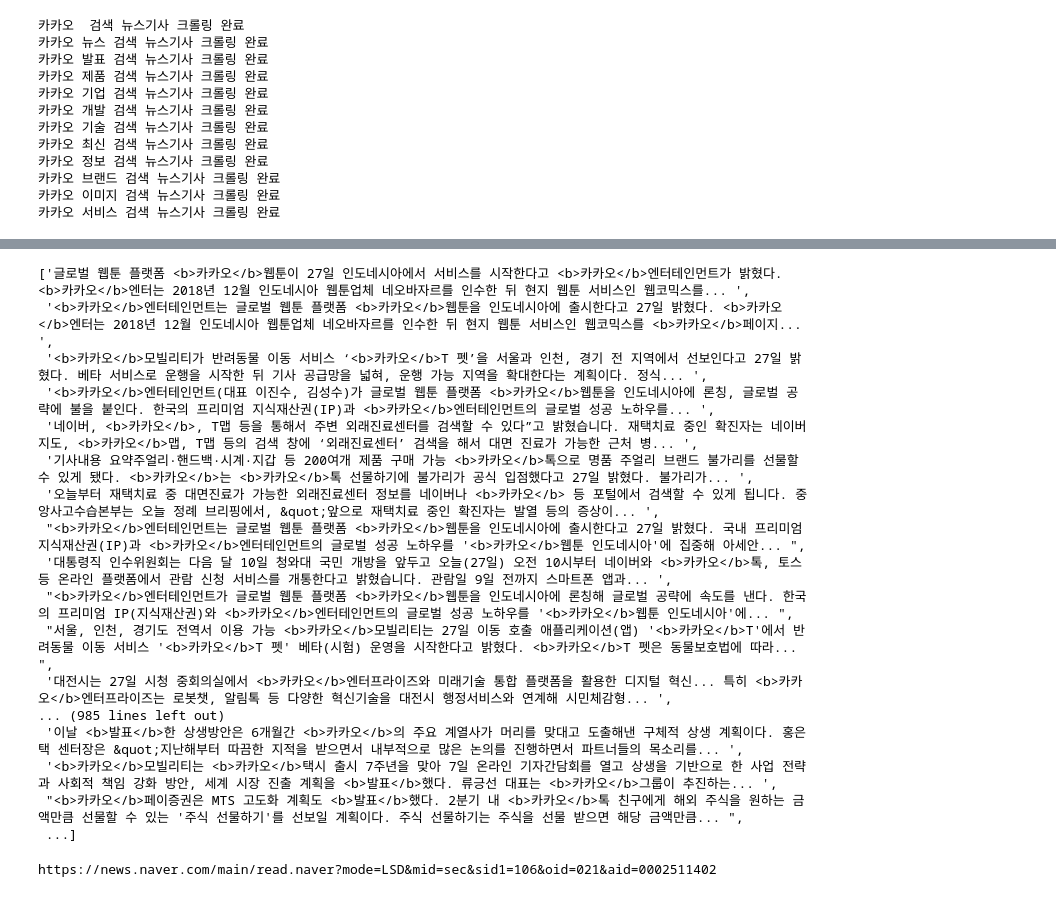
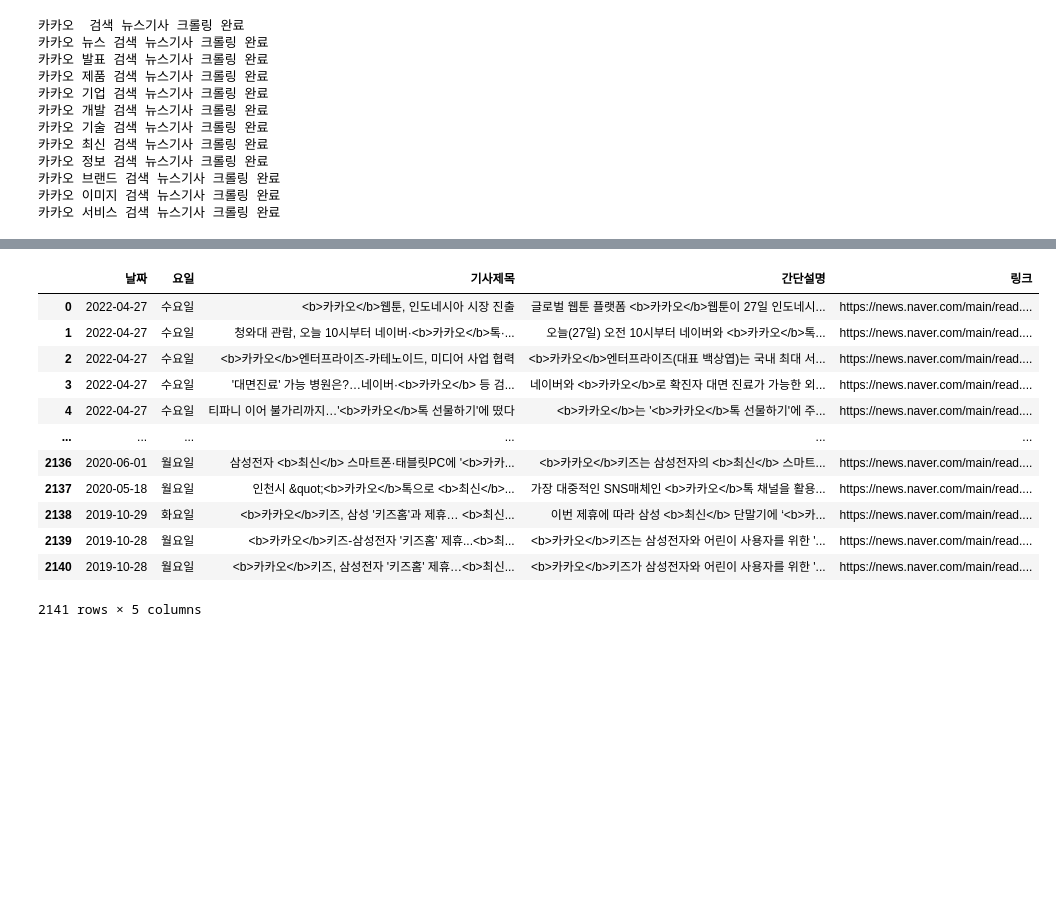
Before and after one commit to dbwlgns15/ANOTHER_SENSE, a Jupyter notebook: 네이버뉴스API_유지훈.ipynb, the cells around one changed output, grey strips where cells are left out. Drawn from its saved outputs; the diff is of its cells as text; code cells hidden in the pictures; blank space fills up the shorter version.

```diff
--- a/네이버뉴스API_유지훈.ipynb
+++ b/네이버뉴스API_유지훈.ipynb
@@ -88,3 +86,9 @@ week_list = []
 for date in date_list:
     week = week_dict[date.split()[0]]
     week_list.append(week)
+# %%
+# 기사제목과 간단요약 글 전처리
+for i in range(len(title_list)):
+    title_list[i] = title_list[i].replace('<b>','').replace('</b>','').replace('&quot;','') # 삭제
+    title_list[i] = title_list[i].replace('↑','상승').replace('↓','하락').replace('%','퍼센트') # 치환
+    title_list[i] = hanja.translate(title_list[i], 'substitution') # 한자 한글로 번역
@@ -121,24 +129,16 @@ df.tail(600)
-# %%
-desc_list
-# %% [output]
-['글로벌 웹툰 플랫폼 <b>카카오</b>웹툰이 27일 인도네시아에서 서비스를 시작한다고 <b>카카오</b>엔터테인먼트가 밝혔다. <b>카카오</b>엔터는 2018년 12월 인도네시아 웹툰업체 네오바자르를 인수한 뒤 현지 웹툰 서비스인 웹코믹스를... ',
- '<b>카카오</b>엔터테인먼트는 글로벌 웹툰 플랫폼 <b>카카오</b>웹툰을 인도네시아에 출시한다고 27일 밝혔다. <b>카카오</b>엔터는 2018년 12월 인도네시아 웹툰업체 네오바자르를 인수한 뒤 현지 웹툰 서비스인 웹코믹스를 <b>카카오</b>페이지... ',
- '<b>카카오</b>모빌리티가 반려동물 이동 서비스 ‘<b>카카오</b>T 펫’을 서울과 인천, 경기 전 지역에서 선보인다고 27일 밝혔다. 베타 서비스로 운행을 시작한 뒤 기사 공급망을 넓혀, 운행 가능 지역을 확대한다는 계획이다. 정식... ',
- '<b>카카오</b>엔터테인먼트(대표 이진수, 김성수)가 글로벌 웹툰 플랫폼 <b>카카오</b>웹툰을 인도네시아에 론칭, 글로벌 공략에 불을 붙인다. 한국의 프리미엄 지식재산권(IP)과 <b>카카오</b>엔터테인먼트의 글로벌 성공 노하우를... ',
- '네이버, <b>카카오</b>, T맵 등을 통해서 주변 외래진료센터를 검색할 수 있다”고 밝혔습니다. 재택치료 중인 확진자는 네이버 지도, <b>카카오</b>맵, T맵 등의 검색 창에 ‘외래진료센터’ 검색을 해서 대면 진료가 가능한 근처 병... ',
- '기사내용 요약주얼리·핸드백·시계·지갑 등 200여개 제품 구매 가능 <b>카카오</b>톡으로 명품 주얼리 브랜드 불가리를 선물할 수 있게 됐다. <b>카카오</b>는 <b>카카오</b>톡 선물하기에 불가리가 공식 입점했다고 27일 밝혔다. 불가리가... ',
- '오늘부터 재택치료 중 대면진료가 가능한 외래진료센터 정보를 네이버나 <b>카카오</b> 등 포털에서 검색할 수 있게 됩니다. 중앙사고수습본부는 오늘 정례 브리핑에서, &quot;앞으로 재택치료 중인 확진자는 발열 등의 증상이... ',
- "<b>카카오</b>엔터테인먼트는 글로벌 웹툰 플랫폼 <b>카카오</b>웹툰을 인도네시아에 출시한다고 27일 밝혔다. 국내 프리미엄 지식재산권(IP)과 <b>카카오</b>엔터테인먼트의 글로벌 성공 노하우를 '<b>카카오</b>웹툰 인도네시아'에 집중해 아세안... ",
- '대통령직 인수위원회는 다음 달 10일 청와대 국민 개방을 앞두고 오늘(27일) 오전 10시부터 네이버와 <b>카카오</b>톡, 토스 등 온라인 플랫폼에서 관람 신청 서비스를 개통한다고 밝혔습니다. 관람일 9일 전까지 스마트폰 앱과... ',
- "<b>카카오</b>엔터테인먼트가 글로벌 웹툰 플랫폼 <b>카카오</b>웹툰을 인도네시아에 론칭해 글로벌 공략에 속도를 낸다. 한국의 프리미엄 IP(지식재산권)와 <b>카카오</b>엔터테인먼트의 글로벌 성공 노하우를 '<b>카카오</b>웹툰 인도네시아'에... ",
- "서울, 인천, 경기도 전역서 이용 가능 <b>카카오</b>모빌리티는 27일 이동 호출 애플리케이션(앱) '<b>카카오</b>T'에서 반려동물 이동 서비스 '<b>카카오</b>T 펫' 베타(시험) 운영을 시작한다고 밝혔다. <b>카카오</b>T 펫은 동물보호법에 따라... ",
- '대전시는 27일 시청 중회의실에서 <b>카카오</b>엔터프라이즈와 미래기술 통합 플랫폼을 활용한 디지털 혁신... 특히 <b>카카오</b>엔터프라이즈는 로봇챗, 알림톡 등 다양한 혁신기술을 대전시 행정서비스와 연계해 시민체감형... ',
-... (985 lines left out)
- '이날 <b>발표</b>한 상생방안은 6개월간 <b>카카오</b>의 주요 계열사가 머리를 맞대고 도출해낸 구체적 상생 계획이다. 홍은택 센터장은 &quot;지난해부터 따끔한 지적을 받으면서 내부적으로 많은 논의를 진행하면서 파트너들의 목소리를... ',
- '<b>카카오</b>모빌리티는 <b>카카오</b>택시 출시 7주년을 맞아 7일 온라인 기자간담회를 열고 상생을 기반으로 한 사업 전략과 사회적 책임 강화 방안, 세계 시장 진출 계획을 <b>발표</b>했다. 류긍선 대표는 <b>카카오</b>그룹이 추진하는... ',
- "<b>카카오</b>페이증권은 MTS 고도화 계획도 <b>발표</b>했다. 2분기 내 <b>카카오</b>톡 친구에게 해외 주식을 원하는 금액만큼 선물할 수 있는 '주식 선물하기'를 선보일 계획이다. 주식 선물하기는 주식을 선물 받으면 해당 금액만큼... ",
- ...]
-# %%
-print(link_list[3])
-# %% [output]
-https://news.naver.com/main/read.naver?mode=LSD&mid=sec&sid1=106&oid=021&aid=0002511402
+# %%
+df
+# %% [output]
+|  | 날짜 | 요일 | 기사제목 | 간단설명 | 링크 |
+| 0 | 2022-04-27 | 수요일 | <b>카카오</b>웹툰, 인도네시아 시장 진출 | 글로벌 웹툰 플랫폼 <b>카카오</b>웹툰이 27일 인도네시... | https://news.naver.com/main/read.... |
+| 1 | 2022-04-27 | 수요일 | 청와대 관람, 오늘 10시부터 네이버·<b>카카오</b>톡·... | 오늘(27일) 오전 10시부터 네이버와 <b>카카오</b>톡... | https://news.naver.com/main/read.... |
+| 2 | 2022-04-27 | 수요일 | <b>카카오</b>엔터프라이즈-카테노이드, 미디어 사업 협력 | <b>카카오</b>엔터프라이즈(대표 백상엽)는 국내 최대 서... | https://news.naver.com/main/read.... |
+| 3 | 2022-04-27 | 수요일 | '대면진료' 가능 병원은?…네이버·<b>카카오</b> 등 검... | 네이버와 <b>카카오</b>로 확진자 대면 진료가 가능한 외... | https://news.naver.com/main/read.... |
+| 4 | 2022-04-27 | 수요일 | 티파니 이어 불가리까지…'<b>카카오</b>톡 선물하기'에 떴다 | <b>카카오</b>는 '<b>카카오</b>톡 선물하기'에 주... | https://news.naver.com/main/read.... |
+| ... | ... | ... | ... | ... | ... |
+| 2136 | 2020-06-01 | 월요일 | 삼성전자 <b>최신</b> 스마트폰·태블릿PC에 '<b>카카... | <b>카카오</b>키즈는 삼성전자의 <b>최신</b> 스마트... | https://news.naver.com/main/read.... |
+| 2137 | 2020-05-18 | 월요일 | 인천시 &quot;<b>카카오</b>톡으로 <b>최신</b>... | 가장 대중적인 SNS매체인 <b>카카오</b>톡 채널을 활용... | https://news.naver.com/main/read.... |
+| 2138 | 2019-10-29 | 화요일 | <b>카카오</b>키즈, 삼성 '키즈홈'과 제휴… <b>최신... | 이번 제휴에 따라 삼성 <b>최신</b> 단말기에 ‘<b>카... | https://news.naver.com/main/read.... |
+| 2139 | 2019-10-28 | 월요일 | <b>카카오</b>키즈-삼성전자 '키즈홈' 제휴...<b>최... | <b>카카오</b>키즈는 삼성전자와 어린이 사용자를 위한 '... | https://news.naver.com/main/read.... |
+| 2140 | 2019-10-28 | 월요일 | <b>카카오</b>키즈, 삼성전자 '키즈홈' 제휴…<b>최신... | <b>카카오</b>키즈가 삼성전자와 어린이 사용자를 위한 '... | https://news.naver.com/main/read.... |
+2141 rows × 5 columns
```
Also changed, not shown: parts of 7 cells of this notebook, 1 other file.
